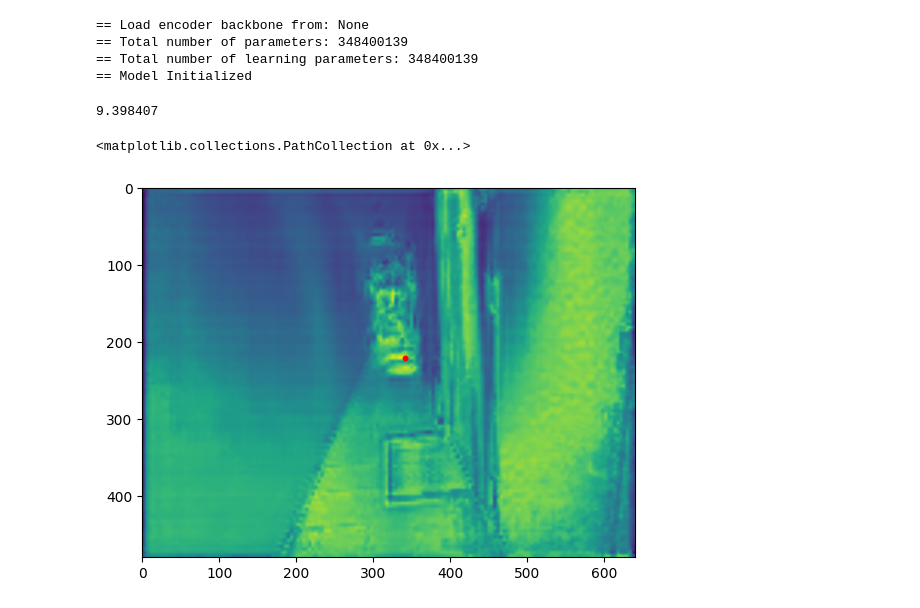
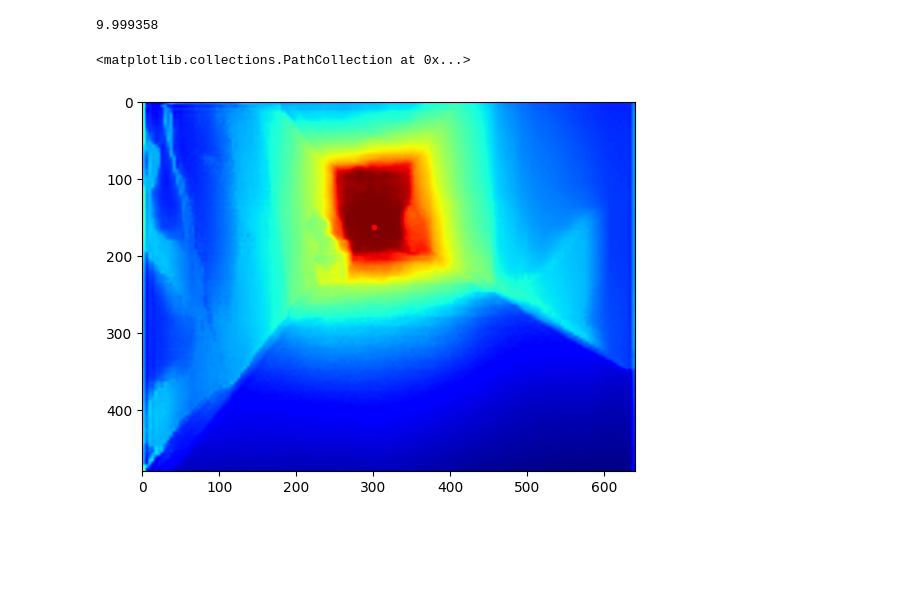
Before and after one commit to ShuweiShao/NDDepth, a Jupyter notebook: test_bag.ipynb, the cells around one changed output. Saved outputs shown, nothing was run; the diff lists cells and outputs as text; code cells hidden in the pictures; blank space fills up the shorter version.

```diff
--- a/test_bag.ipynb
+++ b/test_bag.ipynb
@@ -34,10 +63,30 @@ camera_info = json.load(open(CAMERA_INFO))
 # %%
-image = Image.open(IMG)
-image = image.resize((640, 480), Image.BILINEAR)
+CAMERA_INFO = "/scratchdata/processed/indoor_lift/camera_info.json"
+camera_info = json.load(open(CAMERA_INFO))
+
+image = Image.open(IMG_PATH)
+
+w,h = image.size
+target_w = 640
+target_h = 480
+
+image = image.resize((target_w, target_h), Image.BILINEAR)
 image = np.array(image, dtype=np.float32)
 image = image / 255.0
 
 image = torch.from_numpy(image.transpose((2, 0, 1)))
 image = transforms.Normalize(mean=[0.485, 0.456, 0.406], std=[0.229, 0.224, 0.225])(image)
 
-plt.imshow(image.permute(1, 2, 0))
+#plt.imshow(image.permute(1, 2, 0))
+
+camera_info["K"][0] *= w/target_w
+camera_info["K"][2] *= w/target_w
+camera_info["K"][4] *= h/target_h
+camera_info["K"][5] *= h/target_h
+
+K = np.array([[camera_info["K"][0] / 4.0, 0, camera_info["K"][2] / 4.0, 0],
+            [0, camera_info["K"][4] / 4.0, camera_info["K"][5] / 4.0, 0],
+            [0, 0, 1, 0],
+            [0, 0, 0, 1]], dtype=np.float32)
+inv_K = np.linalg.pinv(K)
+inv_K = torch.from_numpy(inv_K)
@@ -55,22 +93,3 @@ inv_K = torch.from_numpy(inv_K)
-# %%
-model = NewCRFDepth(version=ENCODER, inv_depth=False, max_depth=MAX_DEPTH, pretrained=None).to("cuda")
-model.train()
-num_params = sum([np.prod(p.size()) for p in model.parameters()])
-print("== Total number of parameters: {}".format(num_params))
-
-num_params_update = sum([np.prod(p.shape) for p in model.parameters() if p.requires_grad])
-print("== Total number of learning parameters: {}".format(num_params_update))
-
-model = torch.nn.DataParallel(model)
-model.cuda()
-
-print("== Model Initialized")
-cudnn.benchmark = True
-# %% [output]
-== Load encoder backbone from: None
-== Total number of parameters: 348400139
-== Total number of learning parameters: 348400139
-== Model Initialized
 # %%
 model.eval()
 with torch.no_grad():
@@ -92,12 +111,12 @@ with torch.no_grad():
 # %%
 pred_depth = np.reshape(pred_depth, (480, 640))
 print(pred_depth.max())
 #Find index of max pred_depth
 max_index = np.where(pred_depth == pred_depth.max())
 
-plt.imshow(pred_depth)
+plt.imshow(pred_depth, cmap='jet')
 plt.scatter(max_index[1], max_index[0], c='r', s=10)
 # %% [output]
-9.398407
+9.999358
 <matplotlib.collections.PathCollection at 0x...>
-[figure, old version]
+[figure, new version]
```
Also changed, not shown: parts of 9 cells of this notebook.
